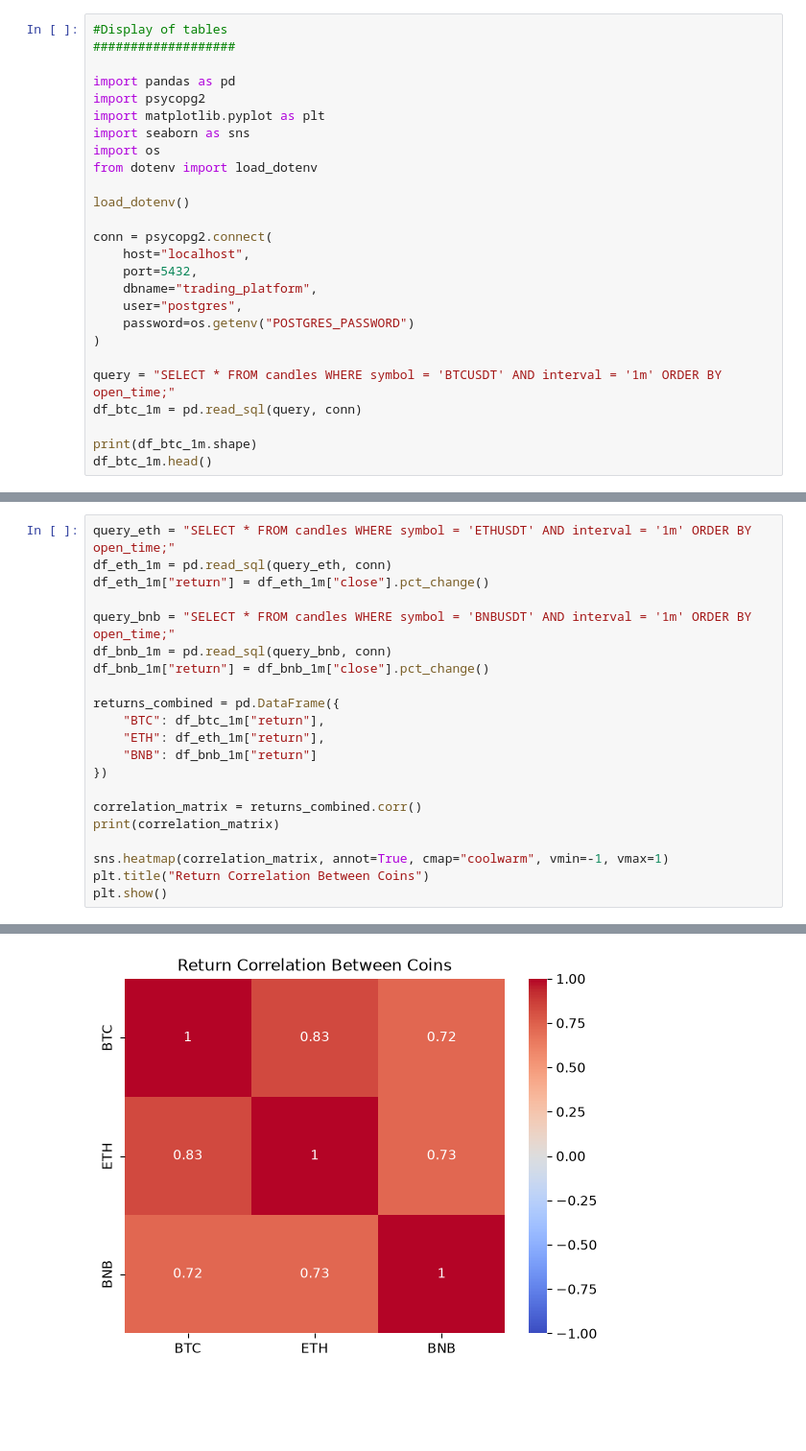
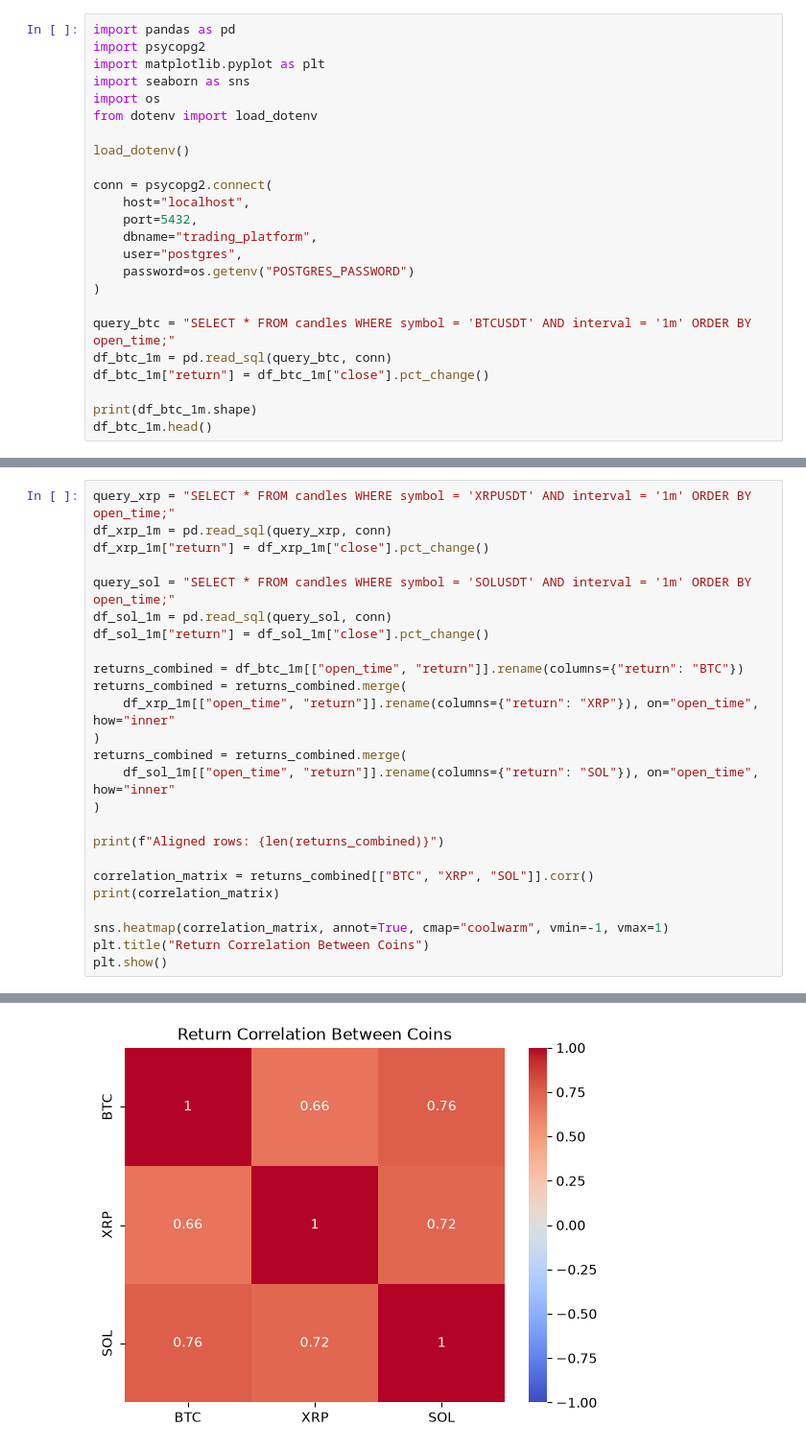
Before and after one commit to Hishamm22/intelligent-trading-platform, a Jupyter notebook: eda.ipynb, the cells around one changed output, grey strips where cells are left out. Shown at 96% size. Saved outputs shown, nothing was run; the diff lists cells and outputs as text; blank space fills up the shorter version.

```diff
--- a/eda.ipynb
+++ b/eda.ipynb
@@ -1,7 +1,4 @@
 # %%
-#Display of tables
-###################
-
 import pandas as pd
 import psycopg2
 import matplotlib.pyplot as plt
@@ -19,8 +16,9 @@ conn = psycopg2.connect(
     password=os.getenv("POSTGRES_PASSWORD")
 )
 
-query = "SELECT * FROM candles WHERE symbol = 'BTCUSDT' AND interval = '1m' ORDER BY open_time;"
-df_btc_1m = pd.read_sql(query, conn)
+query_btc = "SELECT * FROM candles WHERE symbol = 'BTCUSDT' AND interval = '1m' ORDER BY open_time;"
+df_btc_1m = pd.read_sql(query_btc, conn)
+df_btc_1m["return"] = df_btc_1m["close"].pct_change()
 
 print(df_btc_1m.shape)
 df_btc_1m.head()
@@ -105,19 +95,23 @@ Name: proportion, dtype: float64
 # %%
-query_eth = "SELECT * FROM candles WHERE symbol = 'ETHUSDT' AND interval = '1m' ORDER BY open_time;"
-df_eth_1m = pd.read_sql(query_eth, conn)
-df_eth_1m["return"] = df_eth_1m["close"].pct_change()
+query_xrp = "SELECT * FROM candles WHERE symbol = 'XRPUSDT' AND interval = '1m' ORDER BY open_time;"
+df_xrp_1m = pd.read_sql(query_xrp, conn)
+df_xrp_1m["return"] = df_xrp_1m["close"].pct_change()
 
-query_bnb = "SELECT * FROM candles WHERE symbol = 'BNBUSDT' AND interval = '1m' ORDER BY open_time;"
-df_bnb_1m = pd.read_sql(query_bnb, conn)
-df_bnb_1m["return"] = df_bnb_1m["close"].pct_change()
+query_sol = "SELECT * FROM candles WHERE symbol = 'SOLUSDT' AND interval = '1m' ORDER BY open_time;"
+df_sol_1m = pd.read_sql(query_sol, conn)
+df_sol_1m["return"] = df_sol_1m["close"].pct_change()
 
-returns_combined = pd.DataFrame({
-    "BTC": df_btc_1m["return"],
-    "ETH": df_eth_1m["return"],
-    "BNB": df_bnb_1m["return"]
-})
+returns_combined = df_btc_1m[["open_time", "return"]].rename(columns={"return": "BTC"})
+returns_combined = returns_combined.merge(
+    df_xrp_1m[["open_time", "return"]].rename(columns={"return": "XRP"}), on="open_time", how="inner"
+)
+returns_combined = returns_combined.merge(
+    df_sol_1m[["open_time", "return"]].rename(columns={"return": "SOL"}), on="open_time", how="inner"
+)
 
-correlation_matrix = returns_combined.corr()
+print(f"Aligned rows: {len(returns_combined)}")
+
+correlation_matrix = returns_combined[["BTC", "XRP", "SOL"]].corr()
 print(correlation_matrix)
 
 sns.heatmap(correlation_matrix, annot=True, cmap="coolwarm", vmin=-1, vmax=1)
@@ -131 +126 @@ BNB  0.719547  0.725544  1.000000
-[figure, old version]
+[figure, new version]
```
Also changed, not shown: parts of 10 cells of this notebook, 29 other files.
